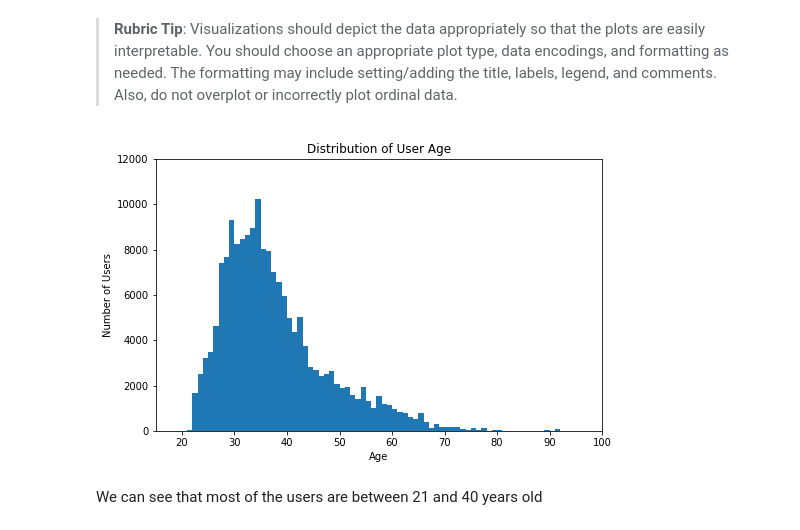
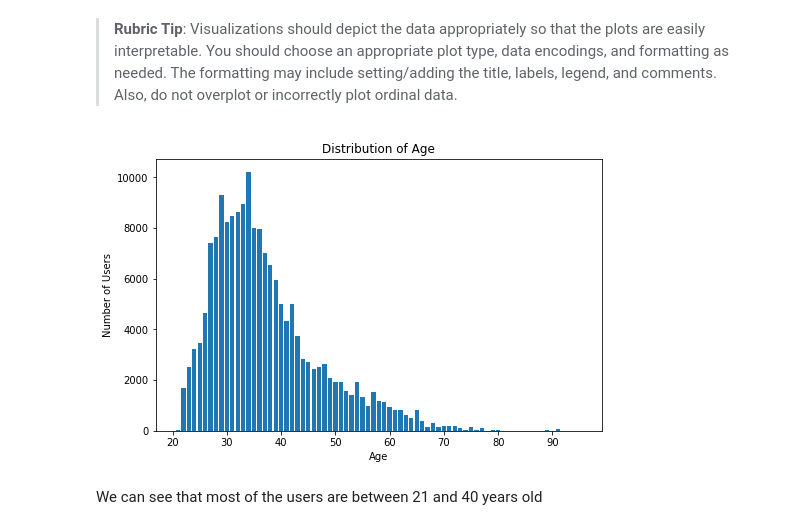
Before and after one commit to Chinomnso-Chinedum/Ford-GoBike, a Jupyter notebook: Part_I_exploration_template.ipynb, the cells around one changed output. Saved outputs shown, nothing was run; the diff lists cells and outputs as text; code cells hidden in the pictures.

Commit message:
Added some more graphs to the report

```diff
--- a/Part_I_exploration_template.ipynb
+++ b/Part_I_exploration_template.ipynb
@@ -352,21 +352,30 @@ and prepare yourself to look at relationships between variables.
 
 >**Rubric Tip**: Visualizations should depict the data appropriately so that the plots are easily interpretable. You should choose an appropriate plot type, data encodings, and formatting as needed. The formatting may include setting/adding the title, labels, legend, and comments. Also, do not overplot or incorrectly plot ordinal data.
 # %%
-# Lets start with the distribution of age.
-
-
-binsize = 1
-bins = np.arange(0, ford_df['age'].astype(float).max()+binsize, binsize)
-
-plt.figure(figsize=[8, 5])
-plt.hist(data = ford_df, x = 'age', bins = bins)
-plt.axis([15, 100, 0, 12000])
-plt.title('Distribution of User Age')
+# What is the distribution of age?
+# plotting age
+plt.figure(figsize=[8,5])
+plt.bar(x = ford_df.age.value_counts().keys(), height = ford_df.age.value_counts() )
+plt.title('Distribution of Age')
 plt.xlabel('Age')
 plt.ylabel('Number of Users')
 plt.show()
+
+# # Lets start with the distribution of age.
+
+
+# binsize = 1
+# bins = np.arange(0, ford_df['age'].astype(float).max()+binsize, binsize)
+
+# plt.figure(figsize=[8, 5])
+# plt.hist(data = ford_df, x = 'age', bins = bins)
+# plt.axis([15, 100, 0, 12000])
+# plt.title('Distribution of User Age')
+# plt.xlabel('Age')
+# plt.ylabel('Number of Users')
+# plt.show()
 # %% [output]
-[figure, old version]
+[figure, new version]
 # %% [markdown]
 We can see that most of the users are between 21 and 40 years old
 # %% [markdown]
```
Also changed, not shown: parts of 7 cells of this notebook.
